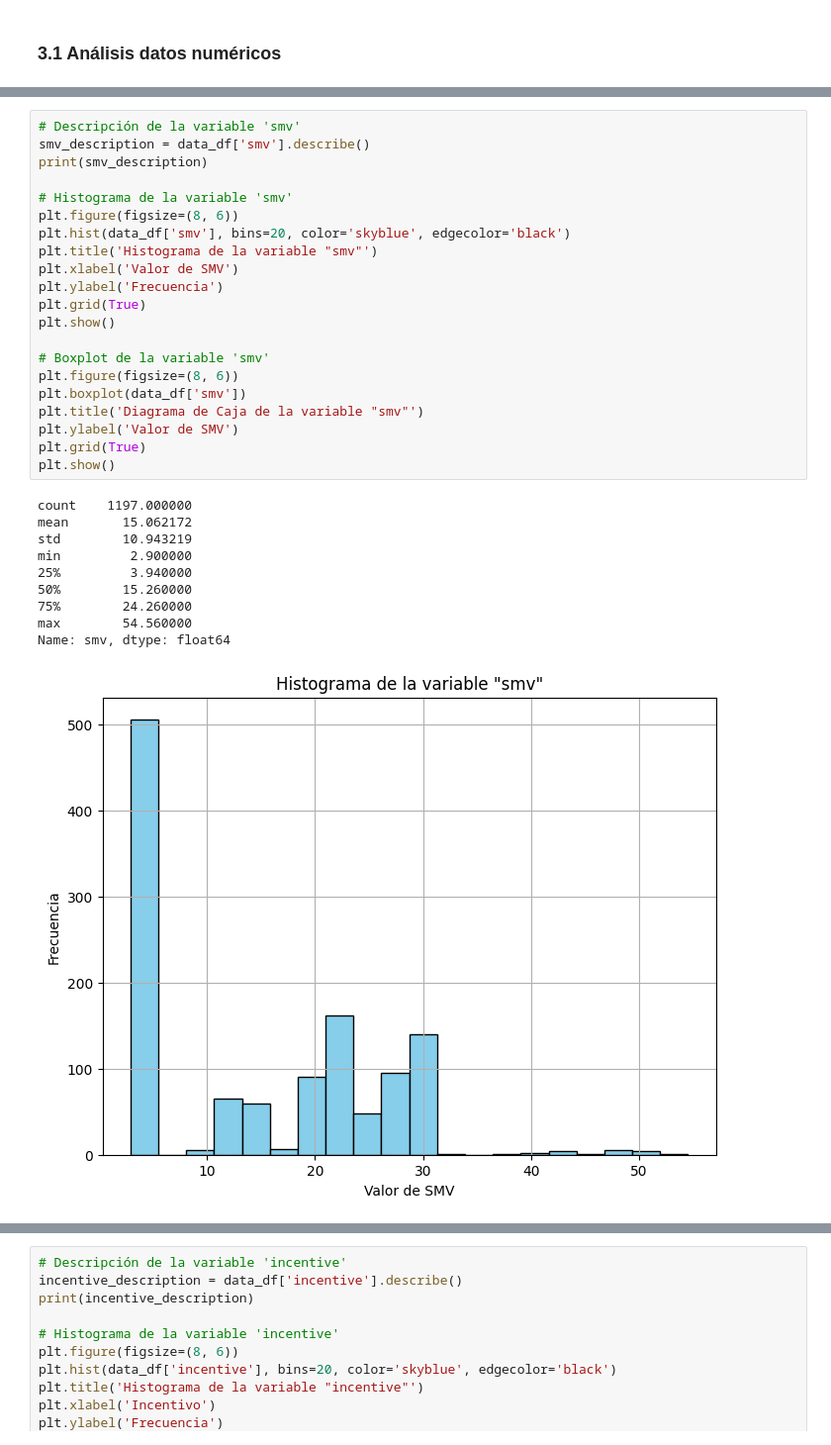
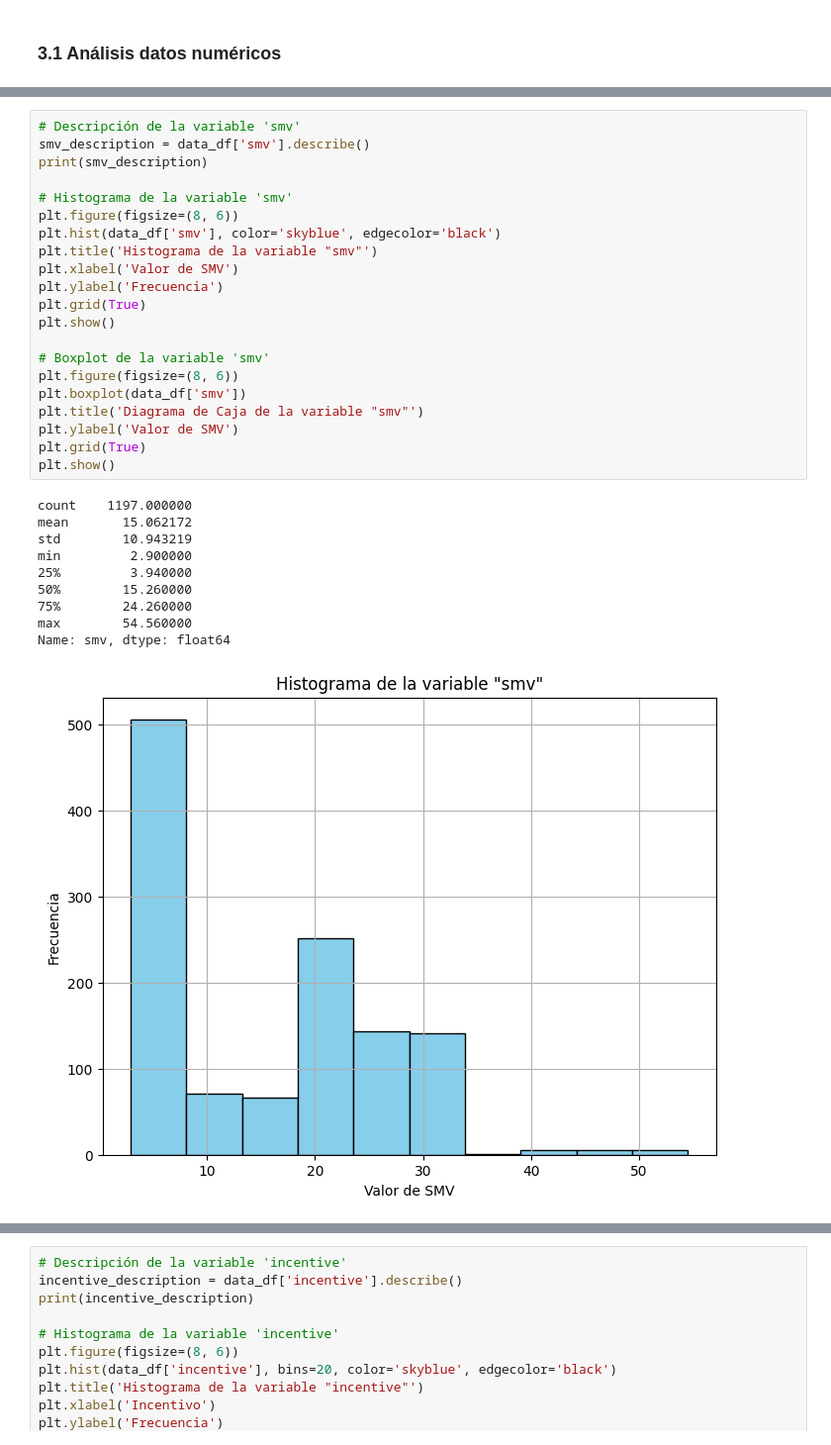
Before and after one commit to vcalderonmol/Proyecto1-Analitica, a Jupyter notebook: Tarea 3.ipynb, the cells around one changed output, grey strips where cells are left out. Shown at 99% size. Saved outputs shown, nothing was run; the diff lists cells and outputs as text.

```diff
--- a/Tarea 3.ipynb
+++ b/Tarea 3.ipynb
@@ -97,35 +95,35 @@ Name: targeted_productivity, dtype: float64
 # %%
 # Descripción de la variable 'smv'
 smv_description = data_df['smv'].describe()
 print(smv_description)
 
 # Histograma de la variable 'smv'
 plt.figure(figsize=(8, 6))
-plt.hist(data_df['smv'], bins=20, color='skyblue', edgecolor='black')
+plt.hist(data_df['smv'], color='skyblue', edgecolor='black')
 plt.title('Histograma de la variable "smv"')
 plt.xlabel('Valor de SMV')
 plt.ylabel('Frecuencia')
 plt.grid(True)
 plt.show()
 
 # Boxplot de la variable 'smv'
 plt.figure(figsize=(8, 6))
 plt.boxplot(data_df['smv'])
 plt.title('Diagrama de Caja de la variable "smv"')
 plt.ylabel('Valor de SMV')
 plt.grid(True)
 plt.show()
 # %% [output]
 count    1197.000000
 mean       15.062172
 std        10.943219
 min         2.900000
 25%         3.940000
 50%        15.260000
 75%        24.260000
 max        54.560000
 Name: smv, dtype: float64
-[figure, old version]
+[figure, new version]
 [figure]
 # %%
 # Descripción de la variable 'wip'
```
Also changed, not shown: parts of 31 cells of this notebook, 3 other files.
